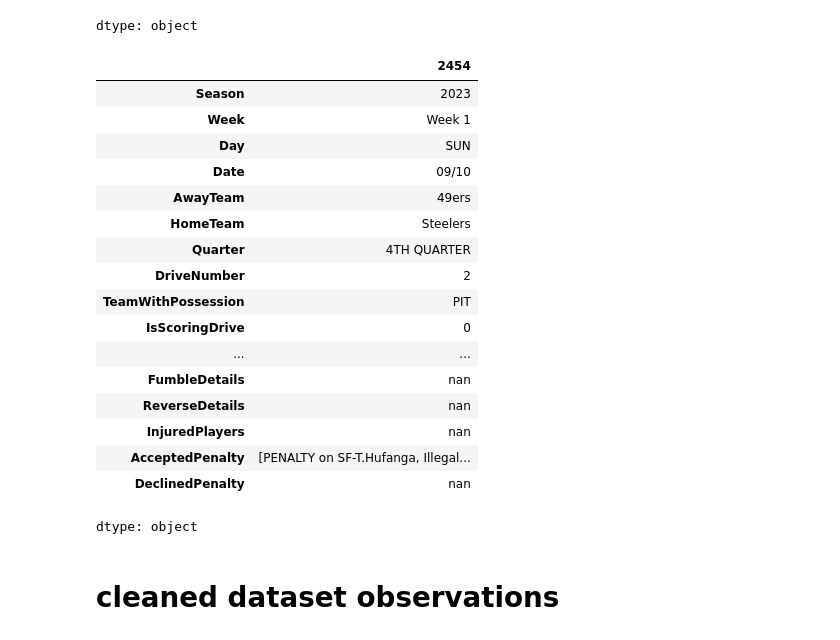
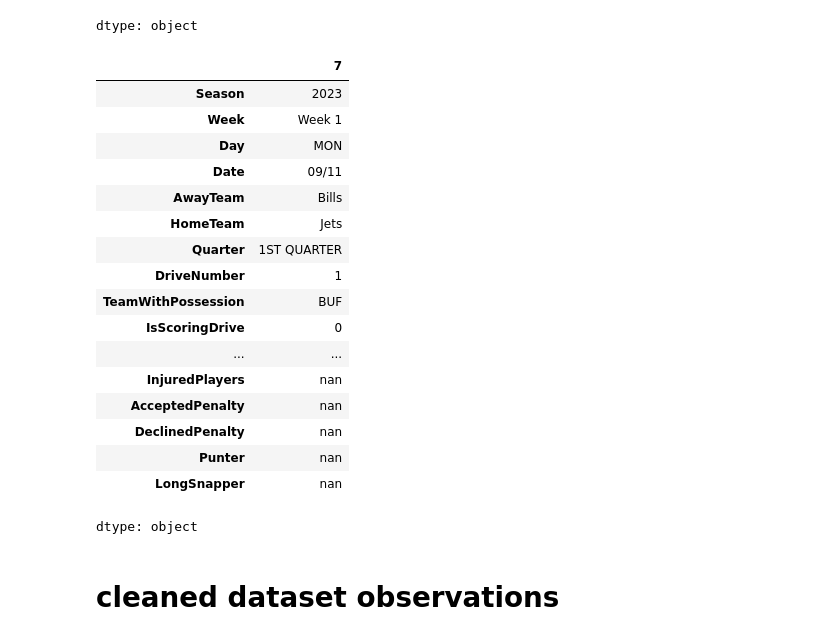
Before and after one commit to KeoniM/NFL_Data_Cleaning, a Jupyter notebook: NFL_Plays_Week1_2023.ipynb, the cells around one changed output. Drawn from its saved outputs; the diff is of its cells as text; code cells hidden in the pictures.

Commit message:
Progress on cleaning punt type plays

```diff
--- a/NFL_Plays_Week1_2023.ipynb
+++ b/NFL_Plays_Week1_2023.ipynb
@@ -312,6 +280,11 @@ touchdown_after_turnover = f"({name_pattern}) for [0-9]+ yards, TOUCHDOWN" # tou
 
 aborted_fumble = f"({name_pattern}) FUMBLES" # fumble from a missnap. Will either be the quarterback or center.
 
+##########
+#  PUNT  #
+##########
+punting_pattern = f"({name_pattern}) punts (-?[0-9]+) yards? to(?: [A-Z]+)? -?[0-9]+, Center-({name_pattern})"
+
 ##############
 #  INJURIES  #
 ##############
@@ -1483,12 +1536,14 @@ def clean_dataframe_of_plays(df_all_plays):
   new_columns = ["PlayType", "TimeOnTheClock", "Formation", "Passer", "Rusher", "Receiver", "PassType", "Direction", "Yardage",
                 "TackleBy1", "TackleBy2", "PressureBy", "InterceptedBy", "SackedBy", "ForcedFumbleBy",
                 "FumbleDetails", "ReverseDetails",
-                "InjuredPlayers", "AcceptedPenalty", "DeclinedPenalty"]
+                "InjuredPlayers", "AcceptedPenalty", "DeclinedPenalty",
+                "Punter", "LongSnapper"]
 
   string_columns = ["PlayType", "TimeOnTheClock", "Formation", "Passer", "Rusher", "Receiver", "PassType", "Direction",
                     "TackleBy1", "TackleBy2", "PressureBy", "InterceptedBy", "SackedBy", "ForcedFumbleBy",
                     "FumbleDetails", "ReverseDetails",
-                    "InjuredPlayers", "AcceptedPenalty", "DeclinedPenalty"]
+                    "InjuredPlayers", "AcceptedPenalty", "DeclinedPenalty",
+                    "Punter", "LongSnapper"]
 
   int_columns = ["Yardage"]
 
@@ -1762,25 +1835,25 @@ week1_2023_plays.iloc[21]
 | PlayStart | 3rd & 8 at BUF 31 |
 dtype: object
 # %%
-df_week1_plays_cleaned.iloc[2454]
+df_week1_plays_cleaned.iloc[7]
 # %% [output]
-|  | 2454 |
+|  | 7 |
 | Season | 2023 |
 | Week | Week 1 |
-| Day | SUN |
-| Date | 09/10 |
-| AwayTeam | 49ers |
-| HomeTeam | Steelers |
-| Quarter | 4TH QUARTER |
-| DriveNumber | 2 |
-| TeamWithPossession | PIT |
+| Day | MON |
+| Date | 09/11 |
+| AwayTeam | Bills |
+| HomeTeam | Jets |
+| Quarter | 1ST QUARTER |
+| DriveNumber | 1 |
+| TeamWithPossession | BUF |
 | IsScoringDrive | 0 |
 | ... | ... |
-| FumbleDetails | nan |
-| ReverseDetails | nan |
 | InjuredPlayers | nan |
-| AcceptedPenalty | [PENALTY on SF-T.Hufanga, Illegal... |
+| AcceptedPenalty | nan |
 | DeclinedPenalty | nan |
+| Punter | nan |
+| LongSnapper | nan |
 dtype: object
 # %% [markdown]
 # cleaned dataset observations
```
Also changed, not shown: parts of 21 cells of this notebook.
